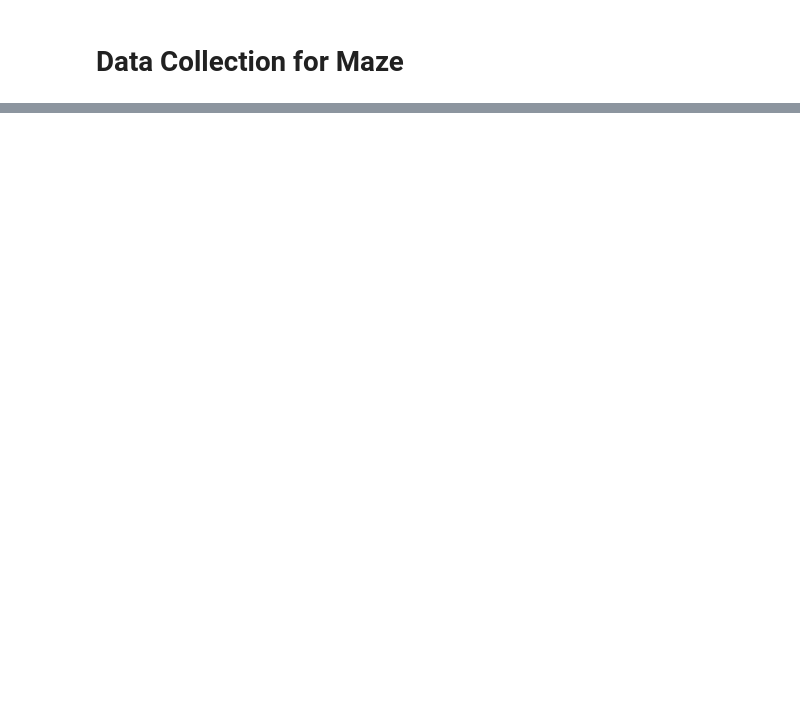
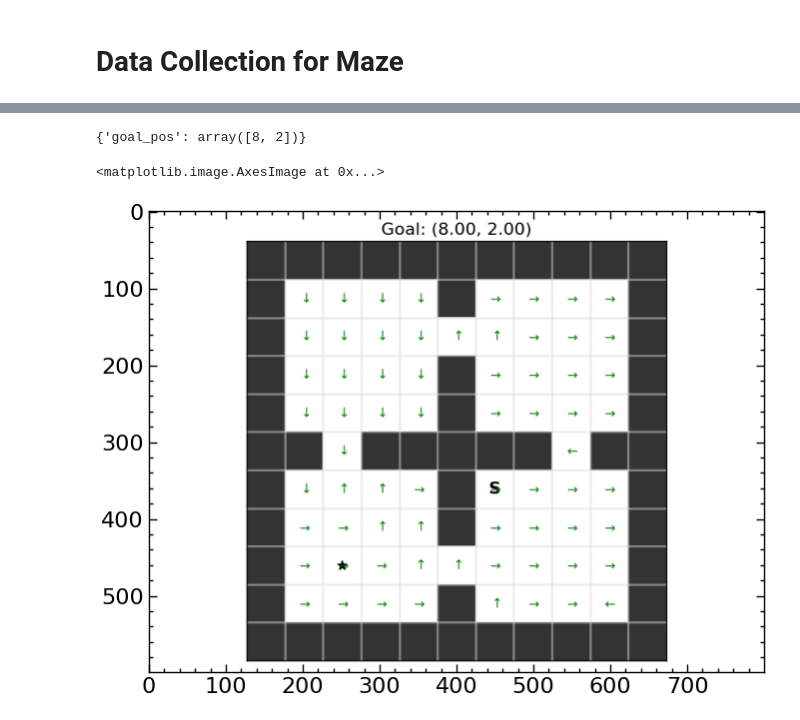
Before and after one commit to skylooop/ZeroShotRL, a Jupyter notebook: notebooks/mazes.ipynb, the cells around one changed output, grey strips where cells are left out. Drawn from its saved outputs; the diff is of its cells as text; code cells hidden in the pictures; blank space fills up the shorter version.

```diff
--- a/notebooks/mazes.ipynb
+++ b/notebooks/mazes.ipynb
@@ -212,3 +209,24 @@ E0000 00:00:1740412866.136360  378604 cuda_blas.cc:1418] Unable to register cuBL
+# %%
+info
+# %% [output]
+{'goal_pos': array([8, 2])}
+# %%
+from envs.custom_mazes.env_utils import policy_image_fourrooms
+from functools import partial
+from utils.evaluation import supply_rng
+
+observation, info = env.setup_goals(seed=None, task_num=0)
+goal = info.get("goal_pos", None)
+latent_z = fb_agent.infer_z(goal)
+start = info.get("start_pos", None)
+example_batch = whole_dataset.sample(1)
+pred_policy_img = policy_image_fourrooms(env, example_batch, N=11, M=11,
+                                                action_fn=partial(supply_rng(fb_agent.sample_actions, rng=jax.random.PRNGKey(np.random.randint(0, 2**32))), latent_z=latent_z, temperature=1.0),
+                                                goal=goal, start=start)
+plt.imshow(pred_policy_img)
+# %% [output]
+<matplotlib.image.AxesImage at 0x...>
+[figure, added]
 # %%
 from envs.custom_mazes.env_utils import value_image_fourrooms
 from functools import partial
```
Also changed, not shown: parts of 9 cells of this notebook, 9 other files.
